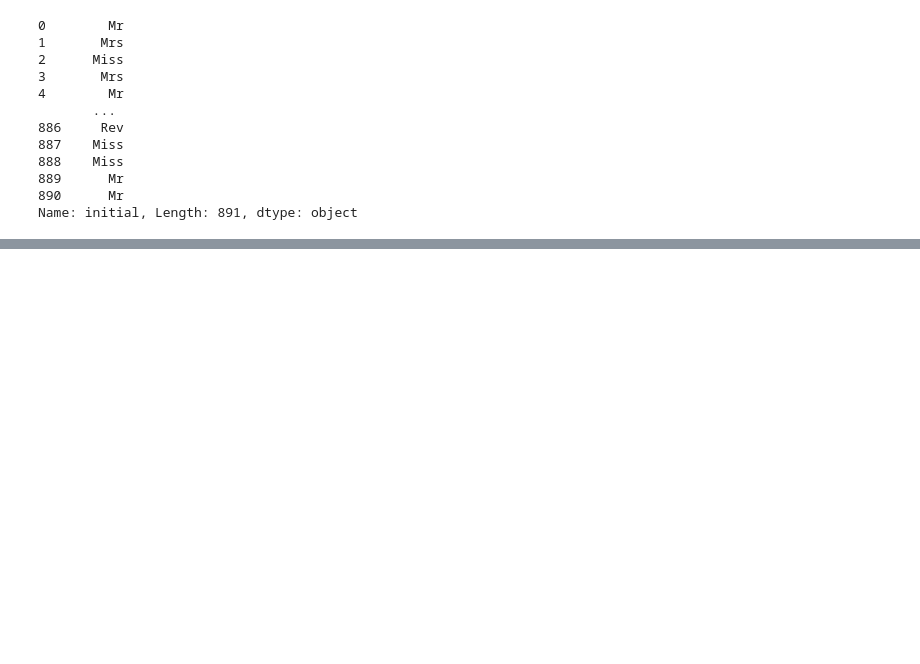
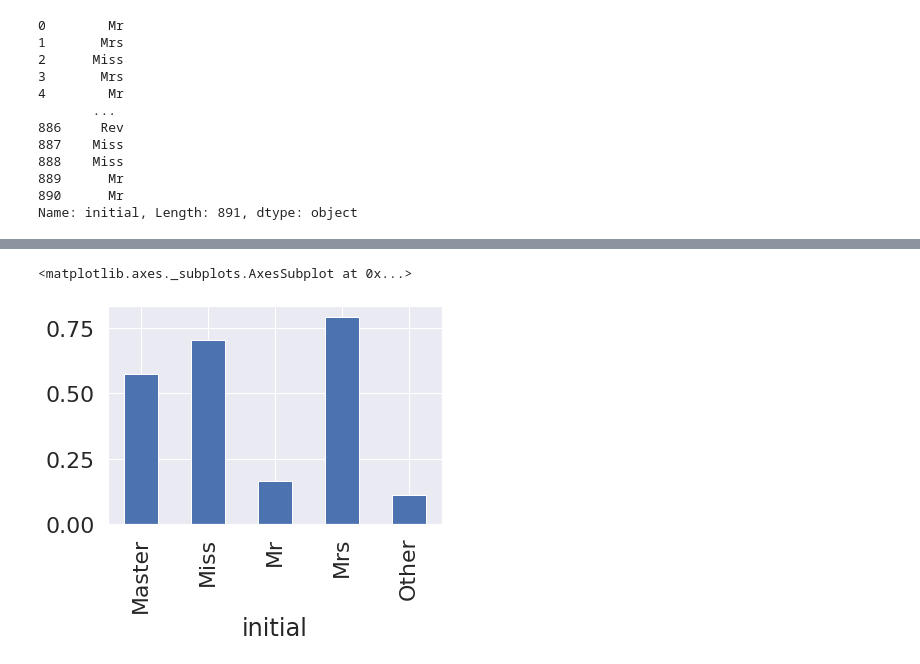
Before and after one commit to dantae74/machine-learning, a Jupyter notebook: kaggle/03-feature-engineering.ipynb, the cells around one changed output, grey strips where cells are left out. Cells and saved outputs as stored; diff of their text form; code cells hidden in the pictures; blank space fills up the shorter version.

```diff
--- a/kaggle/03-feature-engineering.ipynb
+++ b/kaggle/03-feature-engineering.ipynb
@@ -120,0 +130,5 @@ Name: initial, Length: 891, dtype: object
+# %%
+df_train['initial'].replace(['Mlle','Mme','Ms','Dr','Major','Lady','Countess','Jonkheer','Col','Rev','Capt','Sir','Don'],
+                        ['Miss','Miss','Miss','Mr','Mr','Mrs','Mrs','Other','Other','Other','Mr','Mr','Mr'],inplace=True)
+df_test['initial'].replace(['Mlle','Mme','Ms','Dr','Major','Lady','Countess','Jonkheer','Col','Rev','Capt','Sir','Don'],
+                        ['Miss','Miss','Miss','Mr','Mr','Mrs','Mrs','Other','Other','Other','Mr','Mr','Mr'],inplace=True)
@@ -120,0 +145,5 @@ Name: initial, Length: 891, dtype: object
+# %%
+df_train.groupby('initial')['Survived'].mean().plot.bar()
+# %% [output]
+<matplotlib.axes._subplots.AxesSubplot at 0x...>
+[figure, added]
```
Also changed, not shown: parts of 5 cells of this notebook.
